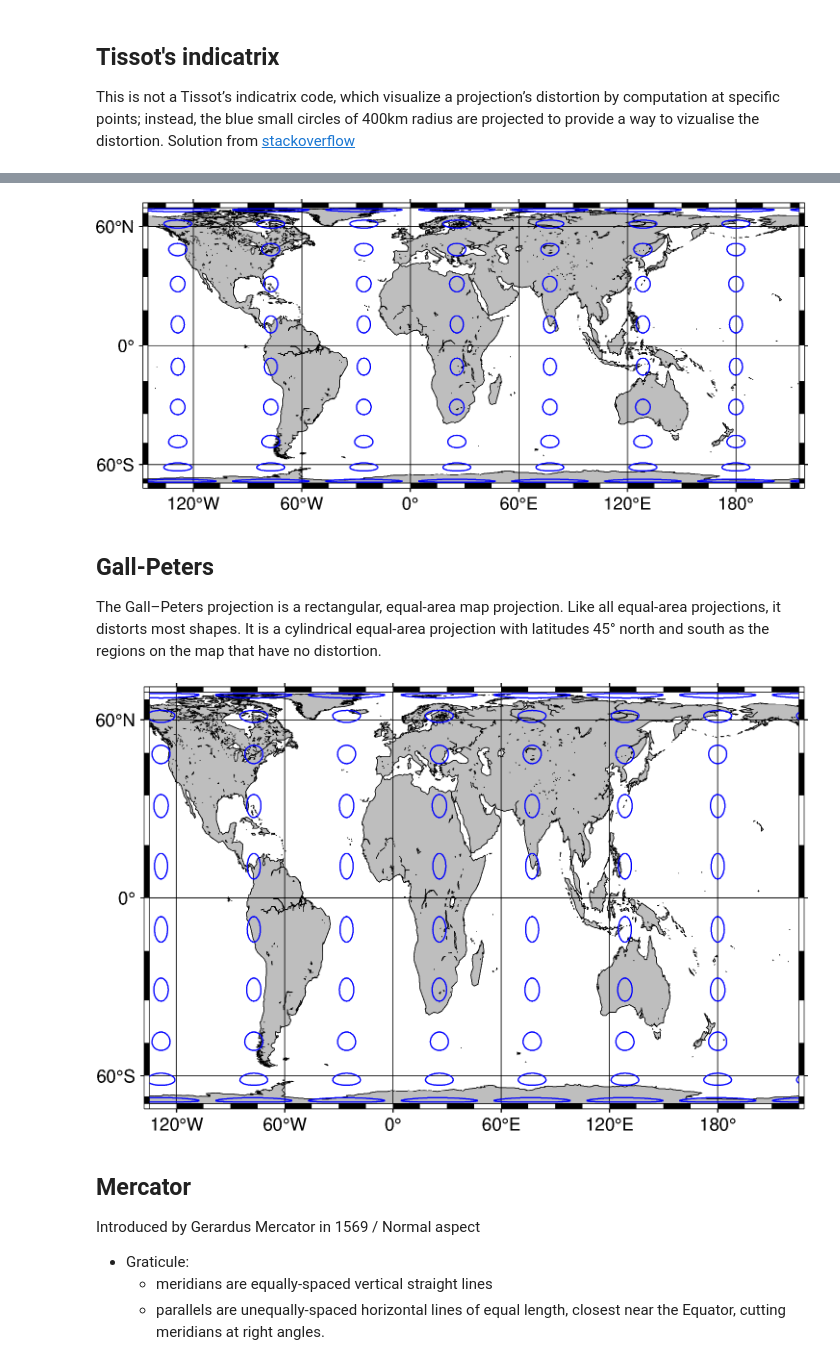
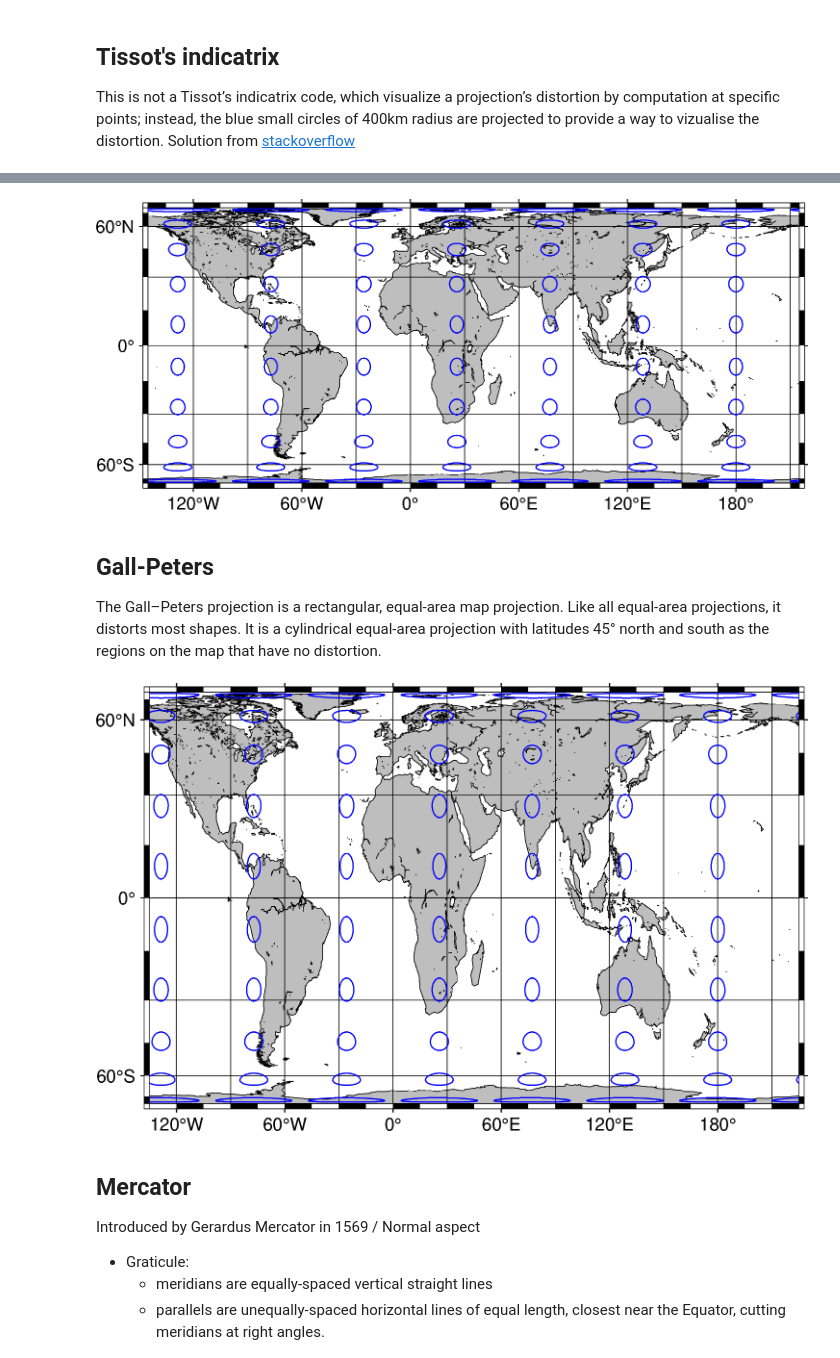
Before and after one commit to koulali/ceg2707, a Jupyter notebook: ceg2707_maps.ipynb, the cells around one changed output, grey strips where cells are left out. Drawn from its saved outputs; the diff is of its cells as text; code cells hidden in the pictures.

```diff
--- a/ceg2707_maps.ipynb
+++ b/ceg2707_maps.ipynb
@@ -71,15 +82,15 @@ A world map centered on the 35ºE meridian using the Behrman projection (Figure
 # %%
 Tissot = True
 fig = pygmt.Figure()
-fig.coast(projection="Y35/30/4.5i", region="-145/215/-90/90", frame="afg", land="gray", shorelines=True)
+fig.coast(projection="Y35/30/4.5i", region="-145/215/-90/90", frame="afg30", land="gray", shorelines=True)
 if (Tissot):
     fig.plot(
         data=gdf,
         pen="0.5p,blue",
     )
 fig.show(width=900)
 # %% [output]
-[figure, old version]
+[figure, new version]
 # %% [markdown]
 ## Gall-Peters
 
@@ -87,7 +98,7 @@ The Gall–Peters projection is a rectangular, equal-area map projection. Like a
 # %%
 Tissot = True
 fig = pygmt.Figure()
-fig.coast(projection="Y45/45/4.5i", region="-145/215/-90/90", frame="afg", land="gray", shorelines=True)
+fig.coast(projection="Y45/45/4.5i", region="-145/215/-90/90", frame="afg30", land="gray", shorelines=True)
 if (Tissot):
     fig.plot(
         data=gdf,
@@ -95,7 +106,7 @@ if (Tissot):
     )
 fig.show(width=900)
 # %% [output]
-[figure, old version]
+[figure, new version]
 # %% [markdown]
 ## Mercator
 
```
Also changed, not shown: parts of 13 cells of this notebook.
